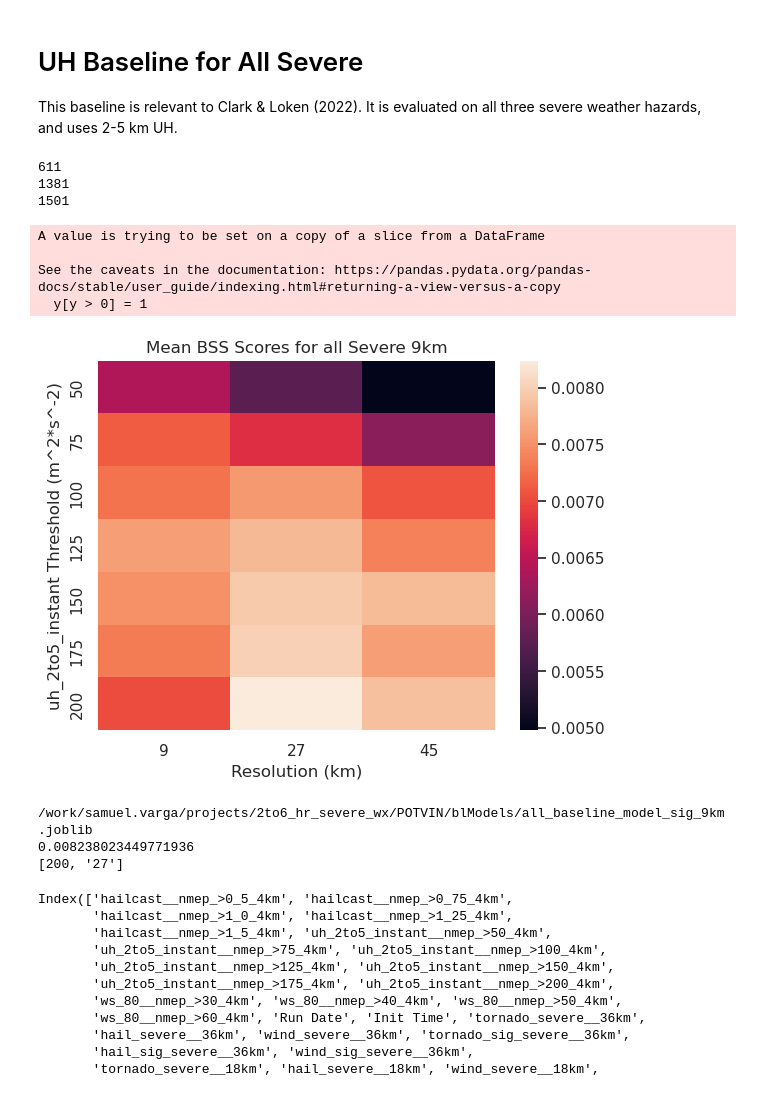
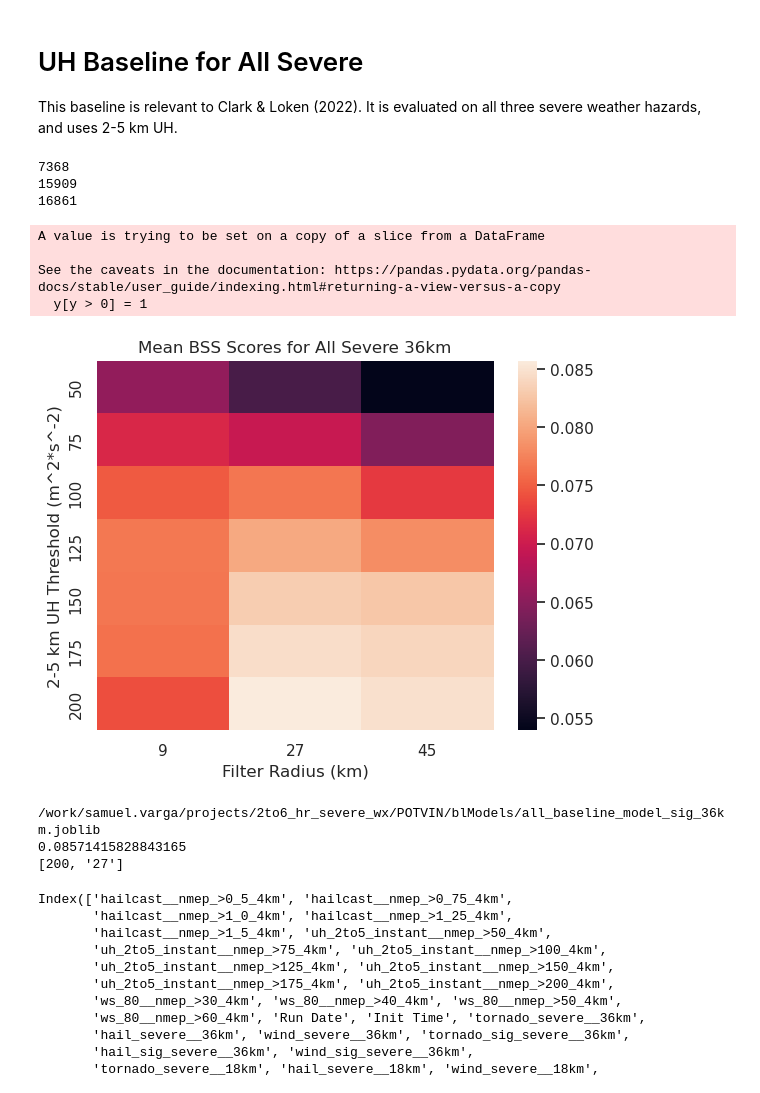
Before and after one commit to NOAA-National-Severe-Storms-Laboratory/frdd-wofs-ml-w2w, a Jupyter notebook: notebooks/training_the_baseline.ipynb, the cells around one changed output. Drawn from its saved outputs; the diff is of its cells as text; code cells hidden in the pictures.

```diff
--- a/notebooks/training_the_baseline.ipynb
+++ b/notebooks/training_the_baseline.ipynb
@@ -322,7 +322,7 @@ This baseline is relevant to Clark & Loken (2022). It is evaluated on all three
 # %%
 TIMESCALE='2to6'
 FRAMEWORK='POTVIN'
-scale='9' #100,45 /100,27/ 125, 27
+scale='36' #100,45 /100,27/ 125, 27
 Tkm=False
 hazard='all'
 base_path=f'/work/samuel.varga/data/{TIMESCALE}_hr_severe_wx/{FRAMEWORK}'
@@ -353,6 +353,7 @@ mean_cv_scores=np.ones((7,3))*-999 #Shape of mean_cv_scores is [var_name, thresh
 #7,3
 #Switch to v=2 for 2-5 UH
 hazard_dic={'hail':0,'wind':1,'tornado':2,'all':2}
+hazard_var_names={'hail':'HAILCAST','wind':'80-meter Wind Speed','tornado':'2-5 km UH','all':'2-5 km UH'}
 v=hazard_dic[hazard]
 
 #CV_scores for each threshold and scale
@@ -373,42 +374,43 @@ for j, p in enumerate(thresh[v]):
 ma_mean_cv_scores=np.ma.masked_where(mean_cv_scores<=0, mean_cv_scores) #Compress to remove the masked values
 Heat2D=np.reshape(np.ma.compressed(ma_mean_cv_scores), (int(len(np.ma.compressed(ma_mean_cv_scores))/3),3)) #reshape into 2D array of BSS
 #Heat2D=np.reshape(np.ma.compressed(ma_mean_cv_scores), (7,3)) #reshape into 2D array of BSS
 fig, ax = plt.subplots()
 sns.heatmap(Heat2D, ax=ax)
-ax.set_xlabel('Resolution (km)')
+ax.set_xlabel('Filter Radius (km)')
 ax.set_xticklabels(scales) #scales
-ax.set_ylabel('{} Threshold ({})'.format(varNam[v],units[v])) #Check units for this
+ax.set_ylabel(f'{hazard_var_names[hazard]} Threshold ({units[v]})') #Check units for this
 ax.set_yticklabels(thresh[v][:len(Heat2D)]) #The indexing is a little funky bc this is a python list, not np.array
-ax.set_title(f'Mean BSS Scores for {hazard} Severe {scale}km')
+ax.set_title(f'Mean BSS Scores for {hazard.capitalize()} Severe {scale}km')
+#plt.savefig(f'/home/samuel.varga/{hazard}_bl_heatmap.png', bbox_inches='tight')
 plt.show()
 
 
 # Create a save path for the baseline model.
 #workDir='/work/{}/projects/2to6_hr_severe_wx/blModels/'.format('samuel.varga') #Work directory
 #save_name = 'tornado_baseline_model_{}km.joblib'.format(scale)
 save_name=f'/work/samuel.varga/projects/{TIMESCALE}_hr_severe_wx/{FRAMEWORK}/blModels/{hazard}_baseline_model_sig_{scale}km.joblib'
 #save_name=workDir+save_name
 print(save_name)
 
 #Grab the indices for the maximum CV_score
 bestInd=np.unravel_index(np.argmax(Heat2D),Heat2D.shape)
 print(Heat2D[bestInd[0],bestInd[1]])
 print([thresh[v][bestInd[0]],scales[bestInd[1]]])
 
 #Load the optimal baseline data and train the baseline model
 X=df['{}__nmep_>{}_{}km'.format(varNam[v],thresh[v][bestInd[0]],scales[bestInd[1]])] #scales[bestInd[1]])] #scales[bestInd[1]]
 train_baseline(X,y,dates, save_name)
 # %% [output]
-611
-1381
-1501
+7368
+15909
+16861
 A value is trying to be set on a copy of a slice from a DataFrame
 
 See the caveats in the documentation: https://pandas.pydata.org/pandas-docs/stable/user_guide/indexing.html#returning-a-view-versus-a-copy
   y[y > 0] = 1
-[figure, old version]
+[figure, new version]
-/work/samuel.varga/projects/2to6_hr_severe_wx/POTVIN/blModels/all_baseline_model_sig_9km.joblib
-0.008238023449771936
+/work/samuel.varga/projects/2to6_hr_severe_wx/POTVIN/blModels/all_baseline_model_sig_36km.joblib
+0.08571415828843165
 [200, '27']
 # %%
 df.columns
```
Also changed, not shown: parts of 1 cell of this notebook, 10 other files.
